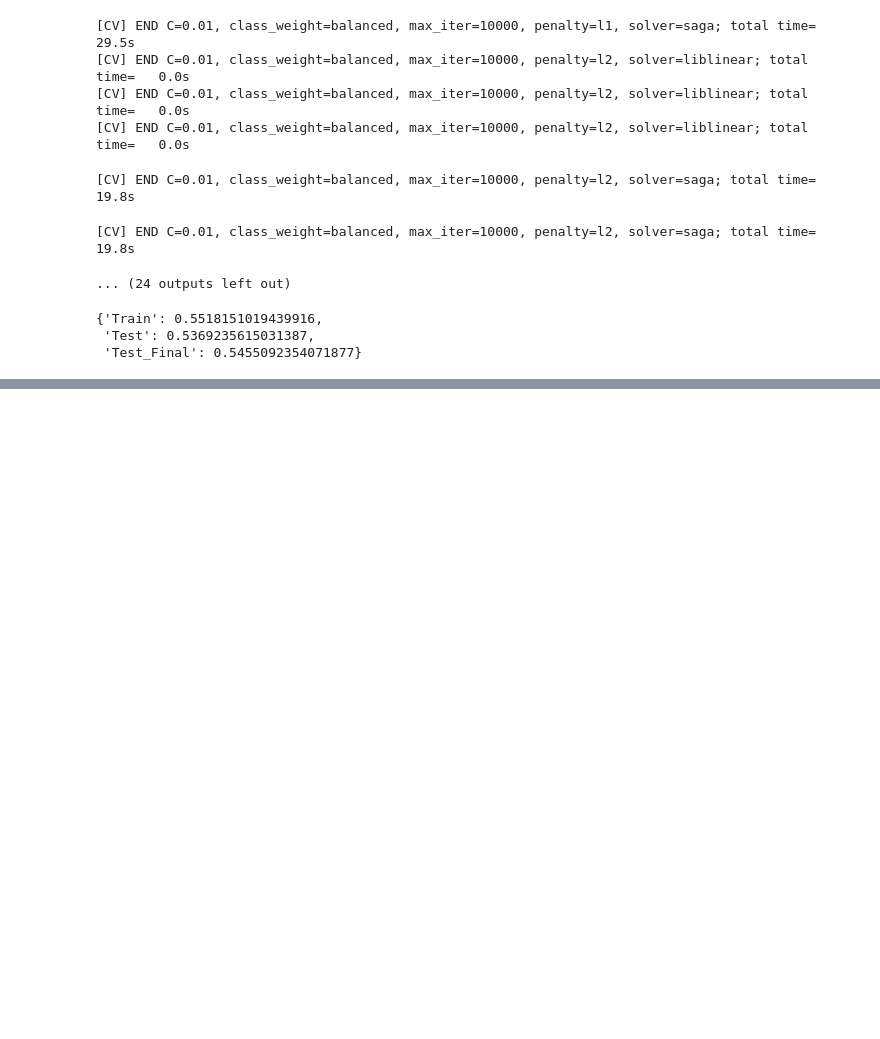
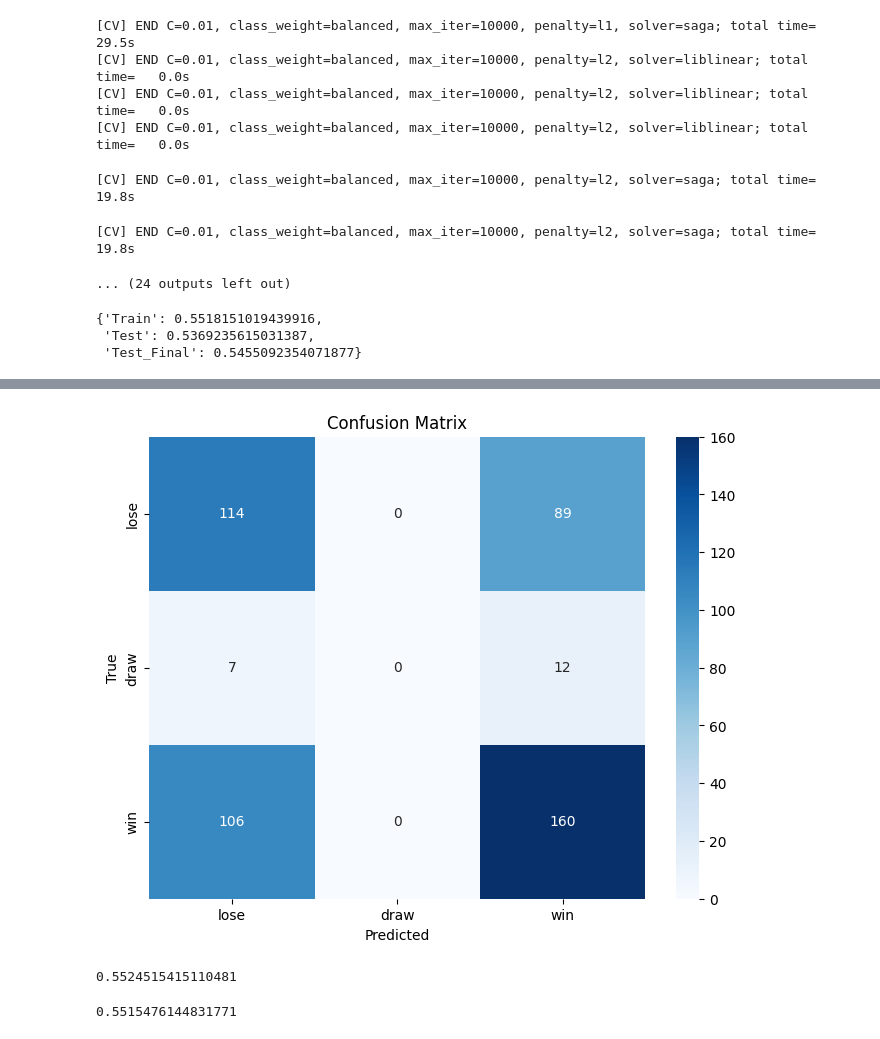
Before and after one commit to MikolajZaborowski/LichessData, a Jupyter notebook: lichess_project/modele_Mikolaj.ipynb, the cells around one changed output, grey strips where cells are left out. Drawn from its saved outputs; the diff is of its cells as text; code cells hidden in the pictures; blank space fills up the shorter version.

```diff
--- a/lichess_project/modele_Mikolaj.ipynb
+++ b/lichess_project/modele_Mikolaj.ipynb
@@ -833,0 +956,12 @@ grid_search.fit(X_train, y_train)
+# %%
+plot_confusion_matrix(y_F, y_pred_nn_F, ["lose","draw","win"])
+# %% [output]
+[figure, added]
+# %%
+f1_score(y_test, y_pred_nn, average='weighted')
+# %% [output]
+0.5524515415110481
+# %%
+f1_score(y_F, y_pred_nn_F, average='weighted')
+# %% [output]
+0.5515476144831771
```
Also changed, not shown: parts of 45 cells of this notebook.
